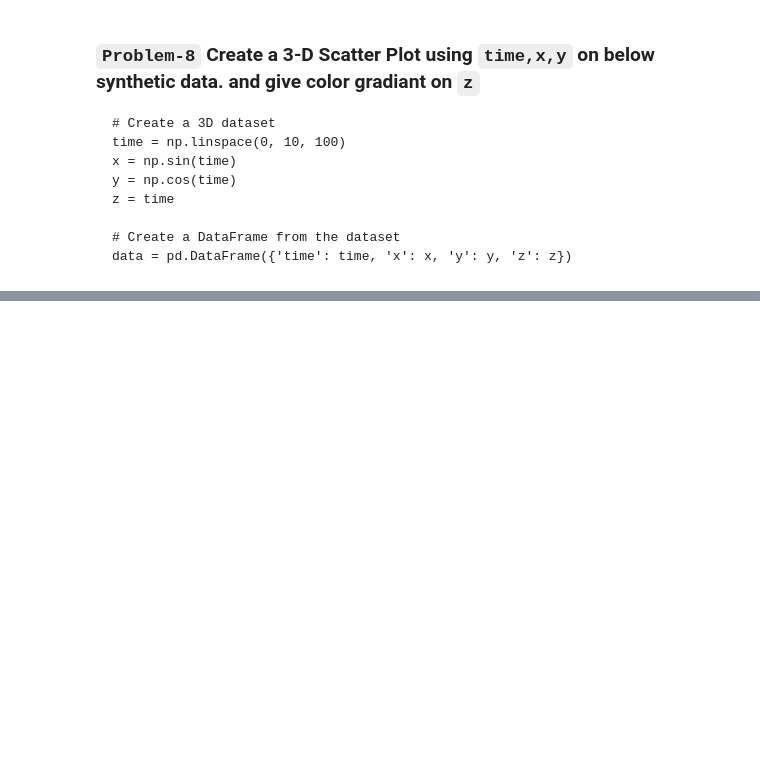
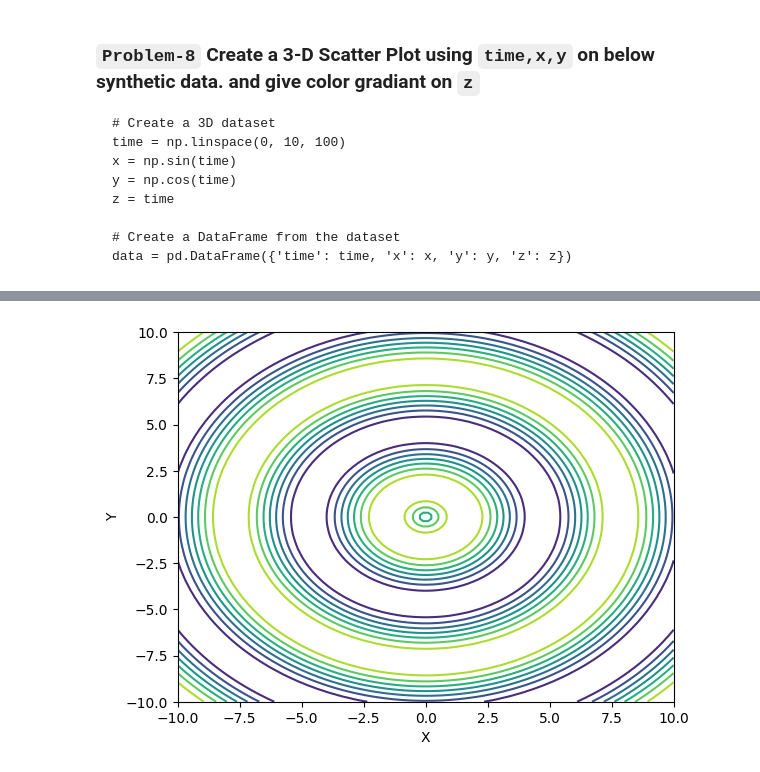
Before and after one commit to adilkamal2478/Adil_Pandas_campusx, a Jupyter notebook: Session_24_my_task_solution.ipynb, the cells around one changed output, grey strips where cells are left out. Cells and saved outputs as stored; diff of their text form; code cells hidden in the pictures; blank space fills up the shorter version.

```diff
--- a/Session_24_my_task_solution.ipynb
+++ b/Session_24_my_task_solution.ipynb
@@ -251,0 +306,12 @@ data = pd.DataFrame({'time': time, 'x': x, 'y': y, 'z': z})
+# %%
+fig = plt.figure()
+ax = plt.subplot()
+
+ax.contour(xx , yy , z)
+
+ax.set_xlabel('X')
+ax.set_ylabel('Y')
+
+plt.show()
+# %% [output]
+[figure, added]
```
Also changed, not shown: parts of 12 cells of this notebook.
